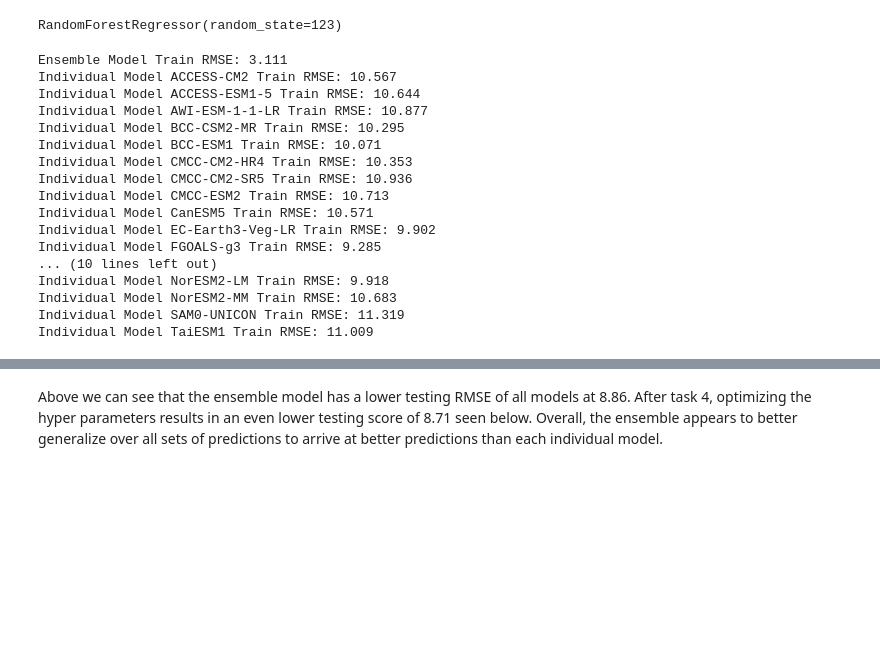
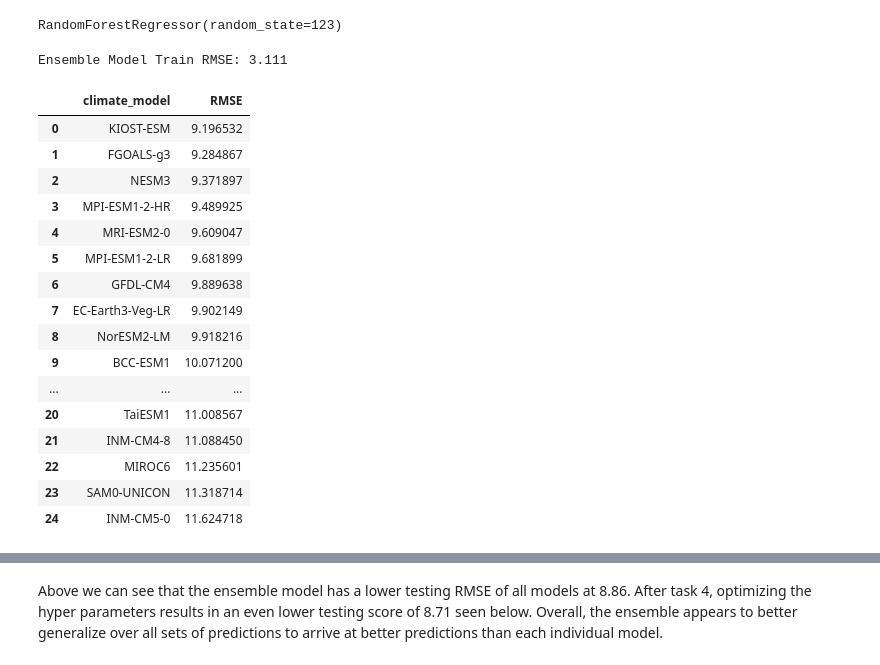
Before and after one commit to UBC-MDS/DSCI_525_Group26, a Jupyter notebook: notebooks/Milestone3-Task3.ipynb, the cells around one changed output, grey strips where cells are left out. Drawn from its saved outputs; the diff is of its cells as text; code cells hidden in the pictures; blank space fills up the shorter version.

```diff
--- a/notebooks/Milestone3-Task3.ipynb
+++ b/notebooks/Milestone3-Task3.ipynb
@@ -72,32 +84,43 @@ y_true = y_test
 # %%
 y_pred = model.predict(X_train)
 y_true = y_train
 
 print('Ensemble Model Train RMSE:', np.round(mean_squared_error(y_true, y_pred, squared=False), 3))
 
-for col in X_train.columns:
+climate_model = []
+rmse = []
+for models in X_train.columns:
+    climate_model.append(models),
+    y_pred = X_train[models]
+    rmse.append(mean_squared_error(y_true, y_pred, squared=False))
 
-    y_pred_ind = X_train[col]
-    y_true = y_train
-    print(f'Individual Model {col} Train RMSE:', np.round(mean_squared_error(y_true, y_pred_ind, squared=False), 3))
+rmse_df = (
+    pd.DataFrame(
+        {"climate_model": climate_model, "RMSE": rmse}
+    )
+    .sort_values("RMSE")
+    .reset_index(drop=True)
+)
+rmse_df
 # %% [output]
 Ensemble Model Train RMSE: 3.111
-Individual Model ACCESS-CM2 Train RMSE: 10.567
-Individual Model ACCESS-ESM1-5 Train RMSE: 10.644
-Individual Model AWI-ESM-1-1-LR Train RMSE: 10.877
-Individual Model BCC-CSM2-MR Train RMSE: 10.295
-Individual Model BCC-ESM1 Train RMSE: 10.071
-Individual Model CMCC-CM2-HR4 Train RMSE: 10.353
-Individual Model CMCC-CM2-SR5 Train RMSE: 10.936
-Individual Model CMCC-ESM2 Train RMSE: 10.713
-Individual Model CanESM5 Train RMSE: 10.571
-Individual Model EC-Earth3-Veg-LR Train RMSE: 9.902
-Individual Model FGOALS-g3 Train RMSE: 9.285
-... (10 lines left out)
-Individual Model NorESM2-LM Train RMSE: 9.918
-Individual Model NorESM2-MM Train RMSE: 10.683
-Individual Model SAM0-UNICON Train RMSE: 11.319
-Individual Model TaiESM1 Train RMSE: 11.009
+|  | climate_model | RMSE |
+| 0 | KIOST-ESM | 9.196532 |
+| 1 | FGOALS-g3 | 9.284867 |
+| 2 | NESM3 | 9.371897 |
+| 3 | MPI-ESM1-2-HR | 9.489925 |
+| 4 | MRI-ESM2-0 | 9.609047 |
+| 5 | MPI-ESM1-2-LR | 9.681899 |
+| 6 | GFDL-CM4 | 9.889638 |
+| 7 | EC-Earth3-Veg-LR | 9.902149 |
+| 8 | NorESM2-LM | 9.918216 |
+| 9 | BCC-ESM1 | 10.071200 |
+| ... | ... | ... |
+| 20 | TaiESM1 | 11.008567 |
+| 21 | INM-CM4-8 | 11.088450 |
+| 22 | MIROC6 | 11.235601 |
+| 23 | SAM0-UNICON | 11.318714 |
+| 24 | INM-CM5-0 | 11.624718 |
 # %%
 y_pred = model.predict(X_test)
 y_true = y_test
```
Also changed, not shown: parts of 4 cells of this notebook, 1 other file.
